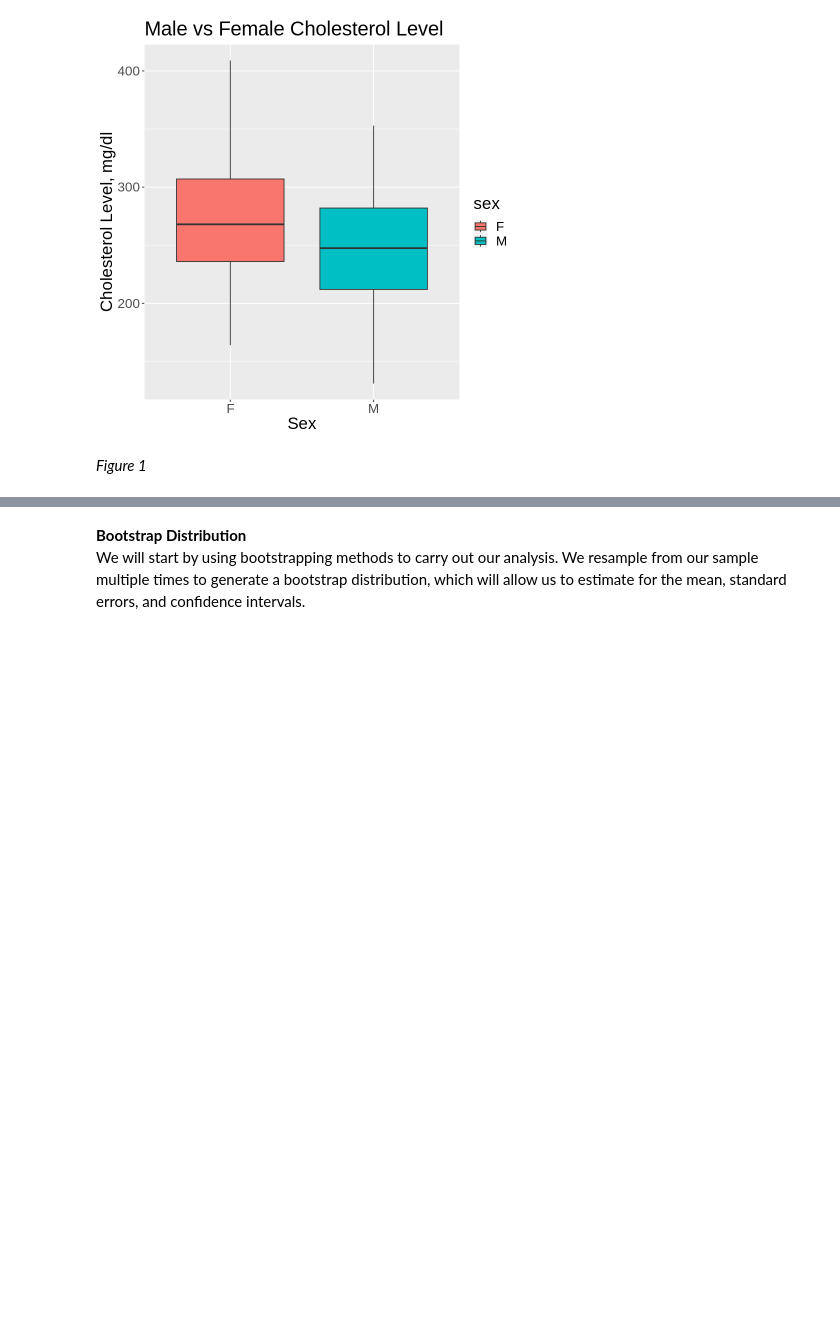
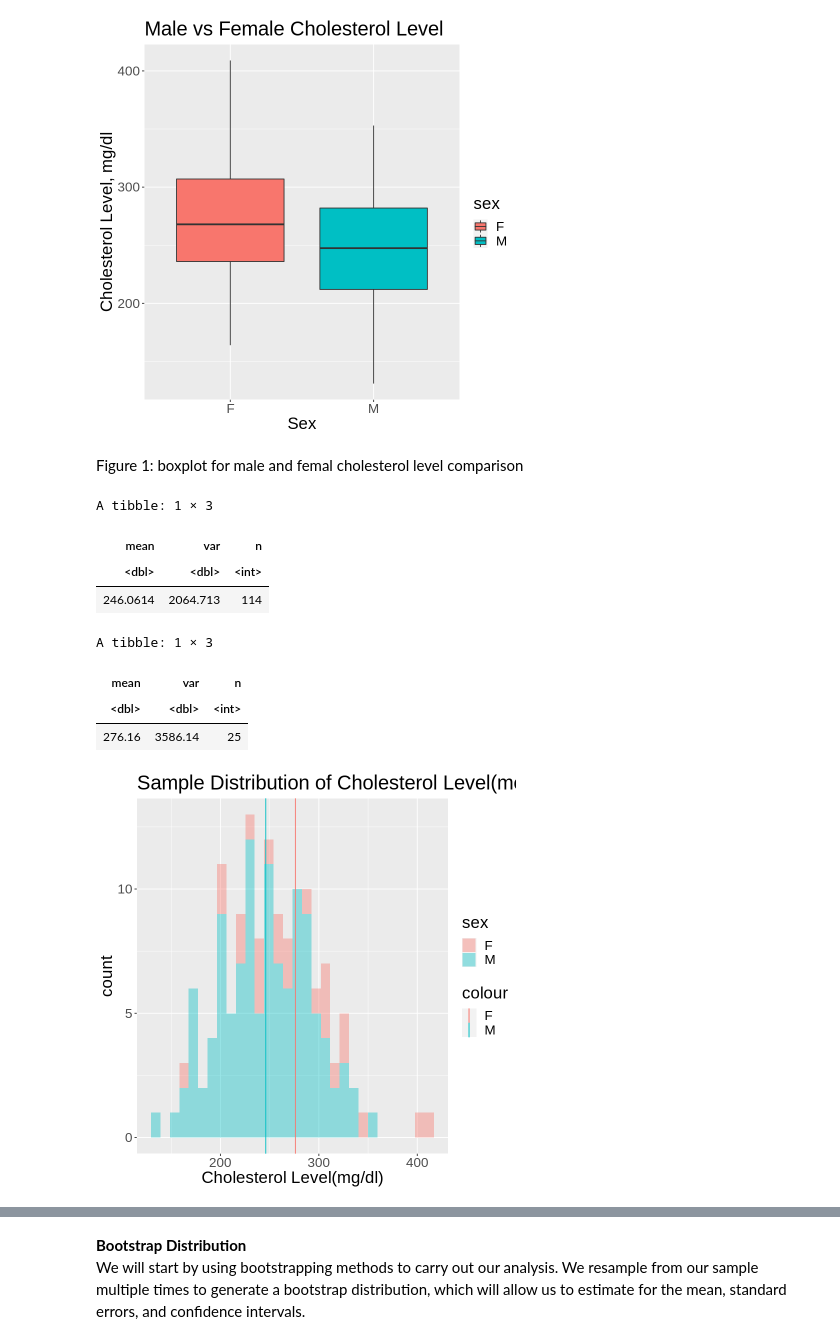
Before and after one commit to csserra3/cholesterol-heart-disease-analysis, a Jupyter notebook: project_report_group17.ipynb, the cells around one changed output, grey strips where cells are left out. Saved outputs shown, nothing was run; the diff lists cells and outputs as text; code cells hidden in the pictures; blank space fills up the shorter version.

```diff
--- a/project_report_group17.ipynb
+++ b/project_report_group17.ipynb
@@ -126,4 +114,41 @@ box
 # %% [output]
 [figure]
 # %% [markdown]
-*Figure 1*
+Figure 1: boxplot for male and femal cholesterol level comparison
+# %%
+# Calculate means and variance of each sex
+summary_female <- cleveland_heart %>%
+    filter(sex == "F") %>%
+    summarise(mean = mean(cholesterol_level),
+              var = var(cholesterol_level),
+              n = n())
+summary_male <- cleveland_heart %>%
+    filter(sex == "M") %>%
+    summarise(mean = mean(cholesterol_level),
+              var = var(cholesterol_level),
+              n = n())
+
+summary_male
+summary_female
+
+# Distribution of cholesterol level of raw data
+sample_mean_distribution <- cleveland_heart %>%
+    ggplot(aes(x = cholesterol_level, fill = sex)) +
+    geom_histogram(bins = 30, alpha = 0.4) +
+    labs(x = 'Cholesterol Level(mg/dl)') +
+    ggtitle("Sample Distribution of Cholesterol Level(mean)") +
+    theme(text = element_text(size = 20)) +
+    geom_vline(data = summary_female, aes(xintercept = mean, color = "F")) +
+    geom_vline(data = summary_male, aes(xintercept = mean, color = "M"))
+
+sample_mean_distribution
+# %% [output]
+A tibble: 1 × 3
+| mean | var | n |
+| <dbl> | <dbl> | <int> |
+| 246.0614 | 2064.713 | 114 |
+A tibble: 1 × 3
+| mean | var | n |
+| <dbl> | <dbl> | <int> |
+| 276.16 | 3586.14 | 25 |
+[figure, added]
```
Also changed, not shown: parts of 18 cells of this notebook, 1 other file.
